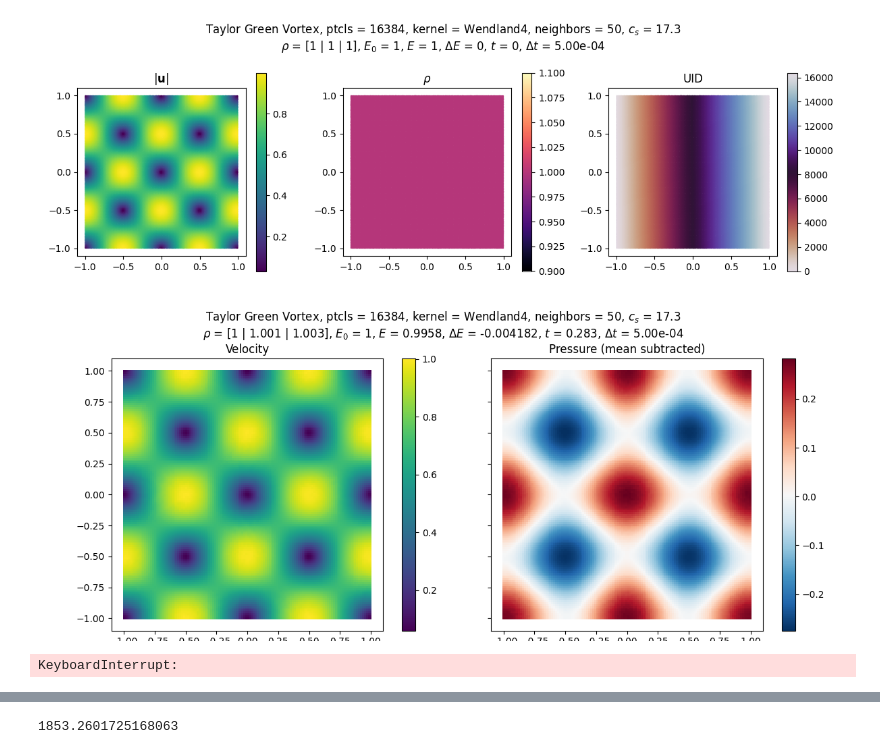
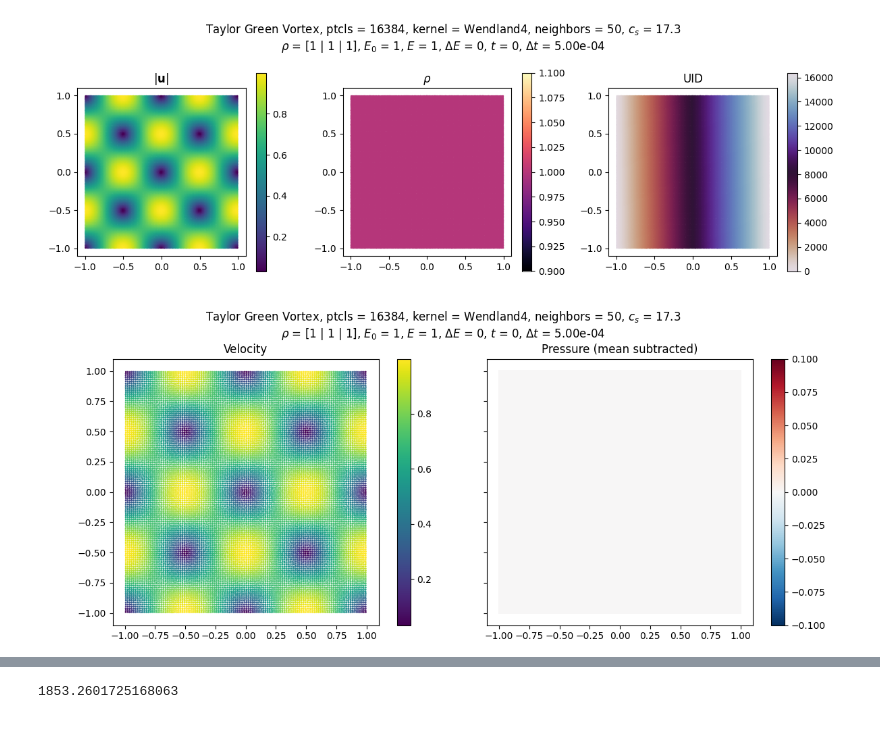
Before and after one commit to tum-pbs/diffSPH, a Jupyter notebook: examples/weaklyCompressible/05_TGV.ipynb, the cells around one changed output, grey strips where cells are left out. Cells and saved outputs as stored; diff of their text form; code cells hidden in the pictures.

```diff
--- a/examples/weaklyCompressible/05_TGV.ipynb
+++ b/examples/weaklyCompressible/05_TGV.ipynb
@@ -275,7 +270,7 @@ velocityPlot = visualizeParticles(fig, axis[0,0],
             visualizeBoth=False,
             kernel = config['kernel'],
             plotDomain = False,
-            gridVisualization=True, markerSize=1, streamLines=False)
+            gridVisualization=False, markerSize=1, streamLines=False)
 
 pressurePlot = visualizeParticles(fig, axis[0,1],
             particles = particleSystem.systemState,
@@ -294,33 +289,33 @@ axis[0,1].set_title('Pressure (mean subtracted)')
 
 rhoMin = particleSystem.systemState.densities.min().detach().cpu().item() / config['fluid']['rho0']
 rhoMean = particleSystem.systemState.densities.mean().detach().cpu().item() / config['fluid']['rho0']
 rhoMax = particleSystem.systemState.densities.max().detach().cpu().item() / config['fluid']['rho0']
 
 kineticEnergy = 0.5 * particleSystem.systemState.masses / config['fluid']['rho0'] * particleSystem.systemState.densities * torch.linalg.norm(particleSystem.systemState.velocities, dim = -1)**2
 potentialEnergy = None
 if config['gravity']['active']:
     if 'mode' in config['gravity'] and config['gravity']['mode'] == 'potential':
         B = config['gravity']['magnitude']
         potentialEnergy = 0.5 * B**2 * particleSystem.systemState.masses / config['fluid']['rho0'] * particleSystem.systemState.densities * torch.linalg.norm(particleSystem.systemState.positions, dim = -1)**2
 
 combinedEnergy = kineticEnergy + potentialEnergy if potentialEnergy is not None else kineticEnergy
 totalInitialEnergy = (initialEnergy).sum().detach().cpu().item()
 totalEnergy = (combinedEnergy).sum().detach().cpu().item()
 
 fig.suptitle(f'{simulationName}, ptcls = {particleSystem.systemState.positions.shape[0]}, kernel = {config["kernel"].name}, neighbors = {config["targetNeighbors"]:.2g}, $c_s$ = {config["fluid"]["c_s"]:.1f}\n$\\rho$ = [{rhoMin:.4g} | {rhoMean:.4g} | {rhoMax:.4g}], $E_0$ = {totalInitialEnergy:.4g}, $E$ = {totalEnergy:.4g}, $\\Delta E$ = {totalEnergy - totalInitialEnergy:.4g}, $t$ = {particleSystem.t:.4g}, $\Delta t$ = {dt:.2e}')
 
 
 
 fig.tight_layout()
 
 
 
 # fig.savefig(f'TGV_ref.png', dpi = 200)
 # fig.savefig(f'TGV_ref.pdf', dpi = 200)
 
 # rasterize_and_save(f'TGV_ref.png')
 # rasterize_and_save(f'TGV_ref.pdf')
 # %% [output]
-[figure, old version]
+[figure, new version]
 # %%
 imagePrefix = f'./images/{exportName}/'
@@ -365,8 +362,9 @@ for i in (tq:=tqdm(range(timesteps))):
 
         fig.suptitle(f'{simulationName}, ptcls = {particleSystem.systemState.positions.shape[0]}, kernel = {config["kernel"].name}, neighbors = {config["targetNeighbors"]:.2g}, $c_s$ = {config["fluid"]["c_s"]:.1f}\n$\\rho$ = [{rhoMin:.4g} | {rhoMean:.4g} | {rhoMax:.4g}], $E_0$ = {totalInitialEnergy:.4g}, $E$ = {totalEnergy:.4g}, $\\Delta E$ = {totalEnergy - totalInitialEnergy:.4g}, $t$ = {particleSystem.t:.4g}, $\Delta t$ = {dt:.2e}')
         updatePlot(velocityPlot, particleSystem.systemState, particleSystem.systemState.velocities)
-        updatePlot(densityPlot, particleSystem.systemState, particleSystem.systemState.densities)
-        updatePlot(uidPlot, particleSystem.systemState, particleSystem.systemState.UIDs)
+        # updatePlot(densityPlot, particleSystem.systemState, particleSystem.systemState.densities)
+        # updatePlot(uidPlot, particleSystem.systemState, particleSystem.systemState.UIDs)
+        updatePlot(pressurePlot, particleSystem.systemState, particleSystem.systemState.pressures - particleSystem.systemState.pressures.mean())
         # if plotCallbackFn is not None:
             # plotCallbackFn(fig, axis, particleSystem, i)
         fig.canvas.draw()
@@ -374,5 +372,3 @@ for i in (tq:=tqdm(range(timesteps))):
         fig.savefig(f'{imagePrefix}frame_{i:05d}.png', dpi = 200)
 
         states.append([rhoMin, rhoMean, rhoMax, totalInitialEnergy, totalEnergy, totalEnergy - totalInitialEnergy, particleSystem.t, dt])
-# %% [output]
-KeyboardInterrupt:
```
Also changed, not shown: parts of 3 cells of this notebook, 12 other files.
